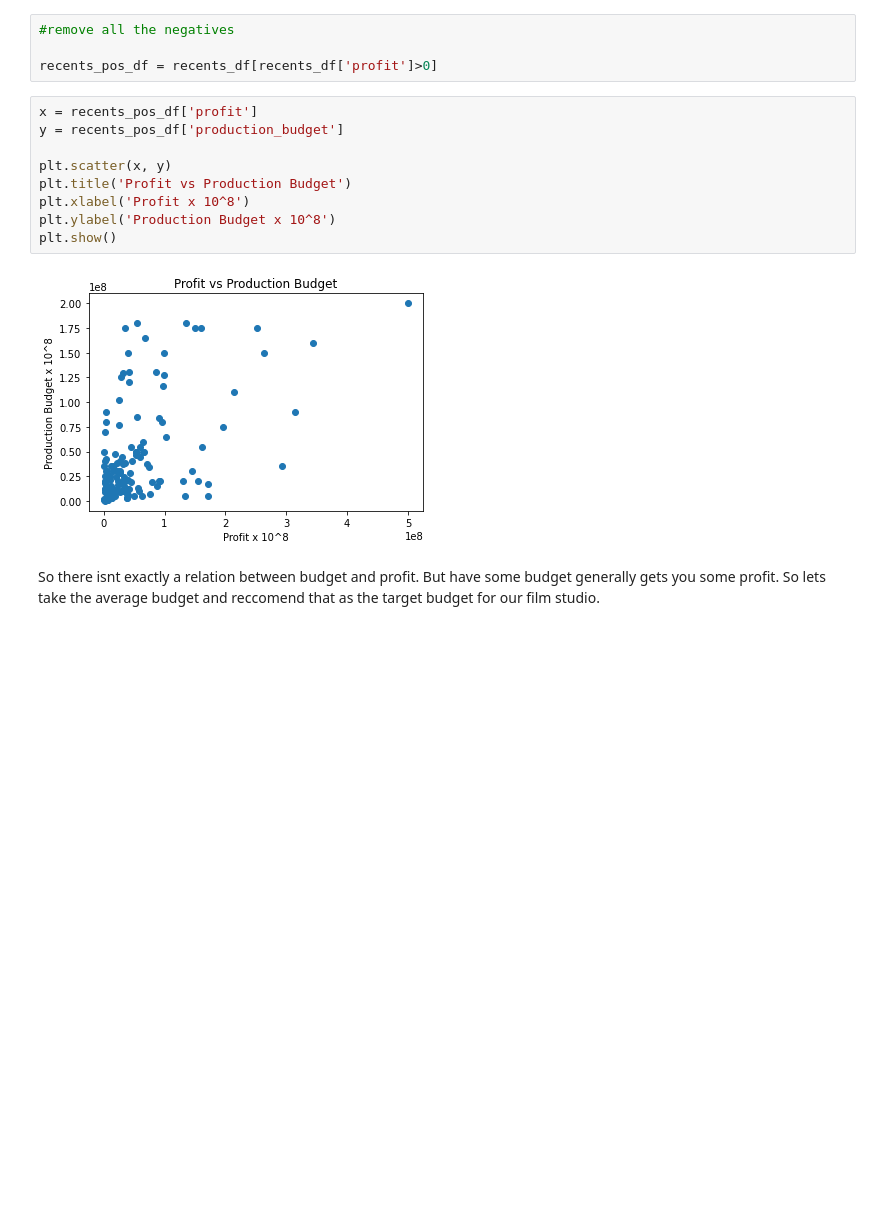
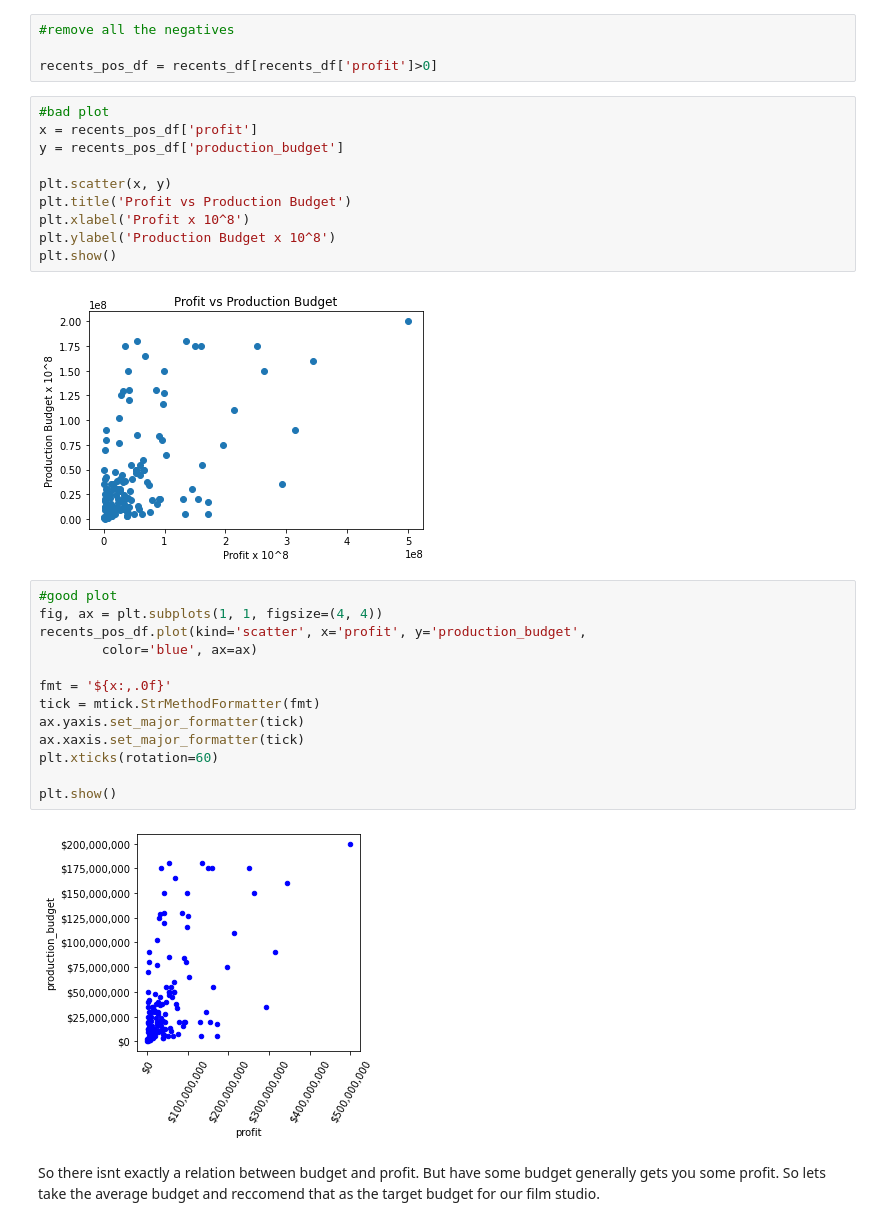
Before and after one commit to CassidyExum/dsc-phase-1-project-v2-4, a Jupyter notebook: student.ipynb, the cells around one changed output. Drawn from its saved outputs; the diff is of its cells as text; blank space fills up the shorter version.

```diff
--- a/student.ipynb
+++ b/student.ipynb
@@ -514,6 +560,7 @@ recents_df.head(20)
 
 recents_pos_df = recents_df[recents_df['profit']>0]
 # %%
+#bad plot
 x = recents_pos_df['profit']
 y = recents_pos_df['production_budget']
 
@@ -524,6 +571,21 @@ plt.ylabel('Production Budget x 10^8')
 plt.show()
 # %% [output]
 [figure]
+# %%
+#good plot
+fig, ax = plt.subplots(1, 1, figsize=(4, 4))
+recents_pos_df.plot(kind='scatter', x='profit', y='production_budget',
+        color='blue', ax=ax)
+
+fmt = '${x:,.0f}'
+tick = mtick.StrMethodFormatter(fmt)
+ax.yaxis.set_major_formatter(tick)
+ax.xaxis.set_major_formatter(tick)
+plt.xticks(rotation=60)
+
+plt.show()
+# %% [output]
+[figure, added]
 # %% [markdown]
 So there isnt exactly a relation between budget and profit. But have some budget generally gets you some profit. So lets take the average budget and reccomend that as the target budget for our film studio.
 # %%
```
Also changed, not shown: parts of 32 cells of this notebook.
